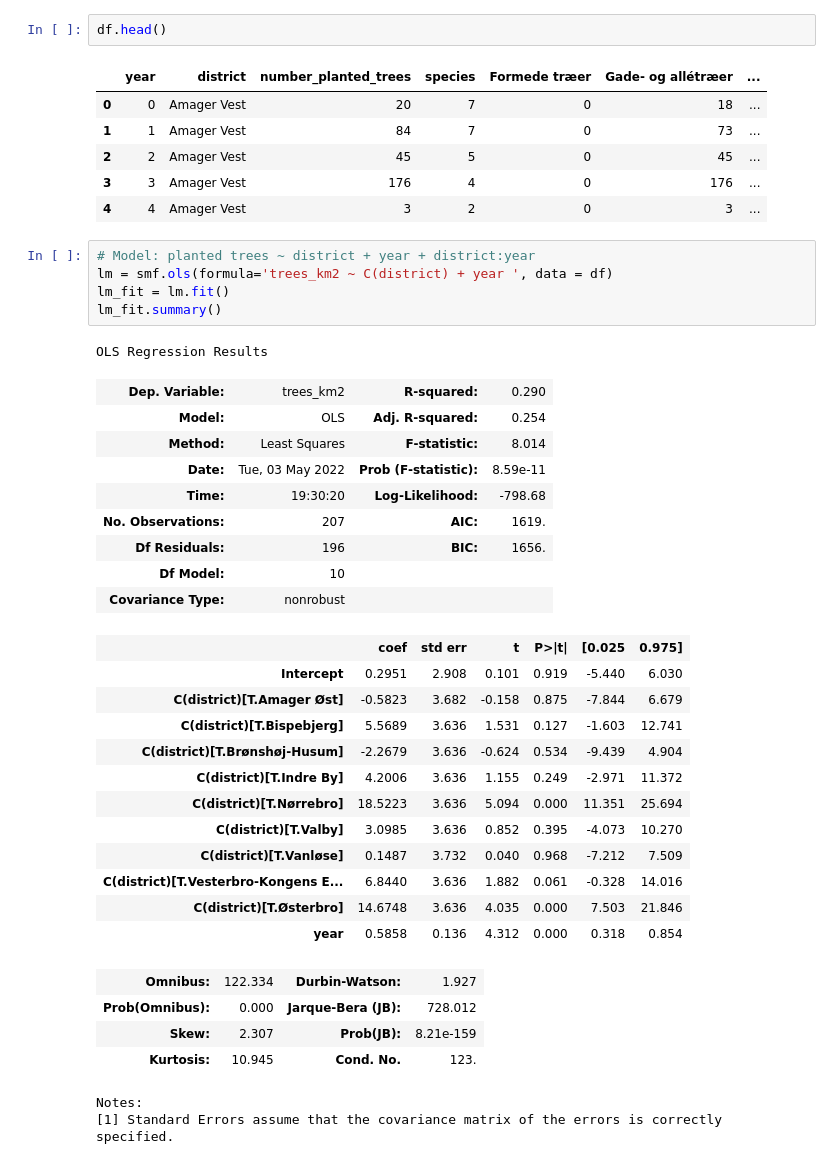
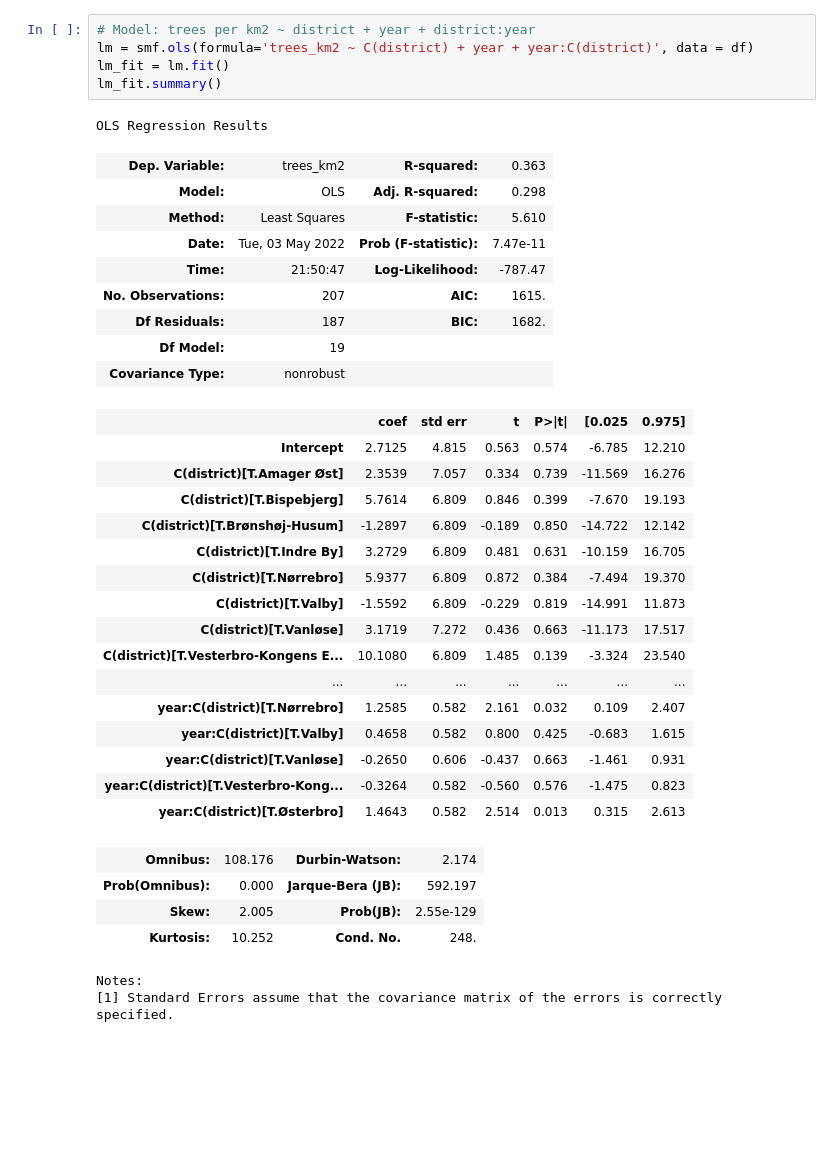
Before and after one commit to Ljoerring/Social-Data-Project, a Jupyter notebook: Model.ipynb, the cells around one changed output. Drawn from its saved outputs; the diff is of its cells as text; blank space fills up the shorter version.

```diff
--- a/Model.ipynb
+++ b/Model.ipynb
@@ -34,44 +30,39 @@ df.rename(columns={'Gennemsnit for alle personer med indkomsten (kr.)':'avg_inco
-# %%
-df.head()
-# %% [output]
-|  | year | district | number_planted_trees | species | Formede træer | Gade- og allétræer | ... |
-| 0 | 0 | Amager Vest | 20 | 7 | 0 | 18 | ... |
-| 1 | 1 | Amager Vest | 84 | 7 | 0 | 73 | ... |
-| 2 | 2 | Amager Vest | 45 | 5 | 0 | 45 | ... |
-| 3 | 3 | Amager Vest | 176 | 4 | 0 | 176 | ... |
-| 4 | 4 | Amager Vest | 3 | 2 | 0 | 3 | ... |
 # %%
-# Model: planted trees ~ district + year + district:year
-lm = smf.ols(formula='trees_km2 ~ C(district) + year ', data = df)
+# Model: trees per km2 ~ district + year + district:year
+lm = smf.ols(formula='trees_km2 ~ C(district) + year + year:C(district)', data = df)
 lm_fit = lm.fit()
 lm_fit.summary()
 # %% [output]
 OLS Regression Results
-| Dep. Variable: | trees_km2 | R-squared: | 0.290 |
-| Model: | OLS | Adj. R-squared: | 0.254 |
-| Method: | Least Squares | F-statistic: | 8.014 |
-| Date: | Tue, 03 May 2022 | Prob (F-statistic): | 8.59e-11 |
-| Time: | 19:30:20 | Log-Likelihood: | -798.68 |
-| No. Observations: | 207 | AIC: | 1619. |
-| Df Residuals: | 196 | BIC: | 1656. |
-| Df Model: | 10 |  |  |
+| Dep. Variable: | trees_km2 | R-squared: | 0.363 |
+| Model: | OLS | Adj. R-squared: | 0.298 |
+| Method: | Least Squares | F-statistic: | 5.610 |
+| Date: | Tue, 03 May 2022 | Prob (F-statistic): | 7.47e-11 |
+| Time: | 21:50:47 | Log-Likelihood: | -787.47 |
+| No. Observations: | 207 | AIC: | 1615. |
+| Df Residuals: | 187 | BIC: | 1682. |
+| Df Model: | 19 |  |  |
 | Covariance Type: | nonrobust |  |  |
 |  | coef | std err | t | P>|t| | [0.025 | 0.975] |
-| Intercept | 0.2951 | 2.908 | 0.101 | 0.919 | -5.440 | 6.030 |
-| C(district)[T.Amager Øst] | -0.5823 | 3.682 | -0.158 | 0.875 | -7.844 | 6.679 |
-| C(district)[T.Bispebjerg] | 5.5689 | 3.636 | 1.531 | 0.127 | -1.603 | 12.741 |
-| C(district)[T.Brønshøj-Husum] | -2.2679 | 3.636 | -0.624 | 0.534 | -9.439 | 4.904 |
-| C(district)[T.Indre By] | 4.2006 | 3.636 | 1.155 | 0.249 | -2.971 | 11.372 |
-| C(district)[T.Nørrebro] | 18.5223 | 3.636 | 5.094 | 0.000 | 11.351 | 25.694 |
-| C(district)[T.Valby] | 3.0985 | 3.636 | 0.852 | 0.395 | -4.073 | 10.270 |
-| C(district)[T.Vanløse] | 0.1487 | 3.732 | 0.040 | 0.968 | -7.212 | 7.509 |
-| C(district)[T.Vesterbro-Kongens E... | 6.8440 | 3.636 | 1.882 | 0.061 | -0.328 | 14.016 |
-| C(district)[T.Østerbro] | 14.6748 | 3.636 | 4.035 | 0.000 | 7.503 | 21.846 |
-| year | 0.5858 | 0.136 | 4.312 | 0.000 | 0.318 | 0.854 |
+| Intercept | 2.7125 | 4.815 | 0.563 | 0.574 | -6.785 | 12.210 |
+| C(district)[T.Amager Øst] | 2.3539 | 7.057 | 0.334 | 0.739 | -11.569 | 16.276 |
+| C(district)[T.Bispebjerg] | 5.7614 | 6.809 | 0.846 | 0.399 | -7.670 | 19.193 |
+| C(district)[T.Brønshøj-Husum] | -1.2897 | 6.809 | -0.189 | 0.850 | -14.722 | 12.142 |
+| C(district)[T.Indre By] | 3.2729 | 6.809 | 0.481 | 0.631 | -10.159 | 16.705 |
+| C(district)[T.Nørrebro] | 5.9377 | 6.809 | 0.872 | 0.384 | -7.494 | 19.370 |
+| C(district)[T.Valby] | -1.5592 | 6.809 | -0.229 | 0.819 | -14.991 | 11.873 |
+| C(district)[T.Vanløse] | 3.1719 | 7.272 | 0.436 | 0.663 | -11.173 | 17.517 |
+| C(district)[T.Vesterbro-Kongens E... | 10.1080 | 6.809 | 1.485 | 0.139 | -3.324 | 23.540 |
+| ... | ... | ... | ... | ... | ... | ... |
+| year:C(district)[T.Nørrebro] | 1.2585 | 0.582 | 2.161 | 0.032 | 0.109 | 2.407 |
+| year:C(district)[T.Valby] | 0.4658 | 0.582 | 0.800 | 0.425 | -0.683 | 1.615 |
+| year:C(district)[T.Vanløse] | -0.2650 | 0.606 | -0.437 | 0.663 | -1.461 | 0.931 |
+| year:C(district)[T.Vesterbro-Kong... | -0.3264 | 0.582 | -0.560 | 0.576 | -1.475 | 0.823 |
+| year:C(district)[T.Østerbro] | 1.4643 | 0.582 | 2.514 | 0.013 | 0.315 | 2.613 |
-| Omnibus: | 122.334 | Durbin-Watson: | 1.927 |
-| Prob(Omnibus): | 0.000 | Jarque-Bera (JB): | 728.012 |
-| Skew: | 2.307 | Prob(JB): | 8.21e-159 |
-| Kurtosis: | 10.945 | Cond. No. | 123. |
+| Omnibus: | 108.176 | Durbin-Watson: | 2.174 |
+| Prob(Omnibus): | 0.000 | Jarque-Bera (JB): | 592.197 |
+| Skew: | 2.005 | Prob(JB): | 2.55e-129 |
+| Kurtosis: | 10.252 | Cond. No. | 248. |
 Notes:
 [1] Standard Errors assume that the covariance matrix of the errors is correctly specified.
 # %%
```
Also changed, not shown: parts of 16 cells of this notebook.
